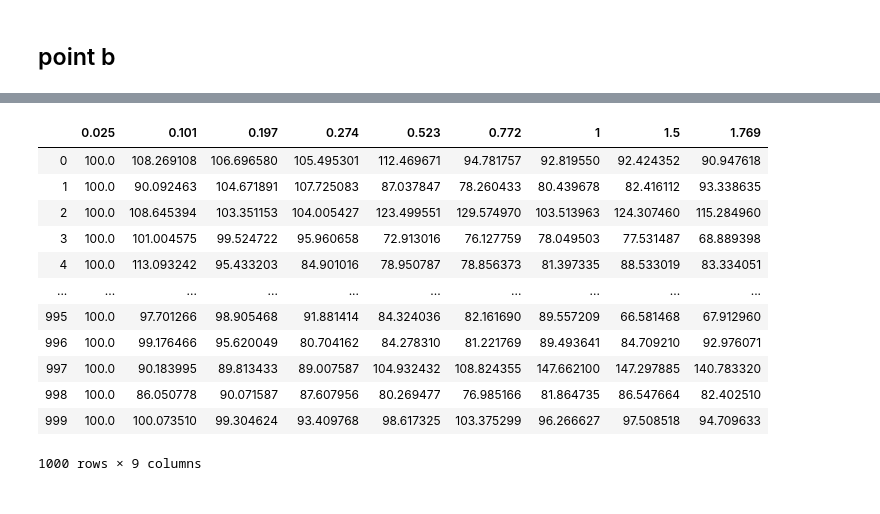
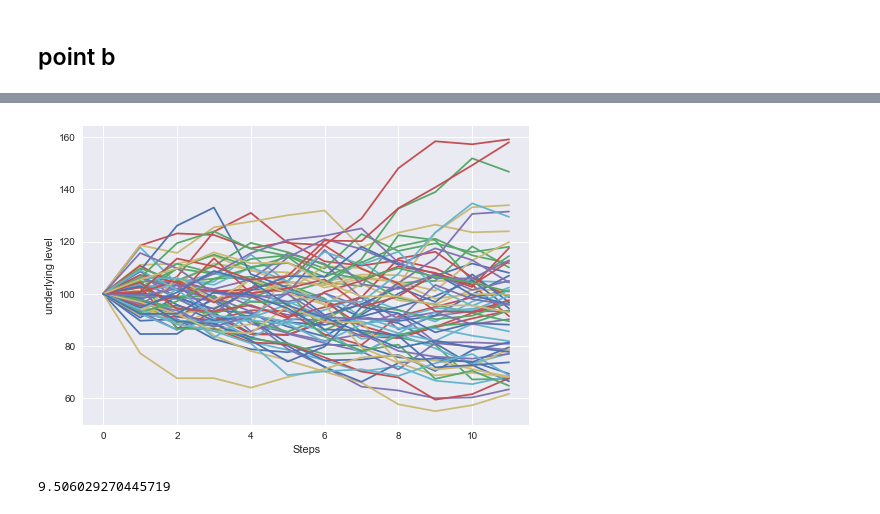
Before and after one commit to anitamezzetti/advanced_derivatives, a Jupyter notebook: problem_set_7/as7.ipynb, the cells around one changed output, grey strips where cells are left out. Cells and saved outputs as stored; diff of their text form; code cells hidden in the pictures.

```diff
--- a/problem_set_7/as7.ipynb
+++ b/problem_set_7/as7.ipynb
@@ -144,31 +113,42 @@ dtype: float64
+# %%
+localvol=localvol.iloc[0:localvol.index.get_loc('1')+1] # consider volatility upto T=1
+# %%
+xp=[float(i) for i in localvol.index]
+d=np.arange(1, 13, 1)/12
+d=d.tolist()
+localvolint=np.interp(d, xp, localvol) #interpolate local volatilities so to have montlhy                                           periods
 # %%
-n2=len(localvol.index)
-S = np.zeros((mcpath,n2))
+n=len(localvolint)
+S = np.zeros((mcpath,n))
 for i in range(0,mcpath):
     t = 0
     W = 0
-    C=np.ones(n2)
-    for j in range(0,n2):
+    C=np.ones(n)
+    j=0
+    dt=d[1]-d[0]
+    for j in range(0,n):
         if j==0:
             C[j]=100
         else:
-            dt=float(localvol.index[j])-float(localvol.index[j-1])
             W = np.random.normal(0,np.sqrt(dt))
-            C[j]=np.exp((r-delta-0.5*localvol[j]**2)*dt+sigma*W)
+            C[j]=np.exp((r-delta-0.5*localvolint[j]**2)*dt+localvolint[j]*W)
         S[i,j] = np.prod(C)
-# %%
-pd.DataFrame(S, columns=vol.columns)
-# %% [output]
-|  | 0.025 | 0.101 | 0.197 | 0.274 | 0.523 | 0.772 | 1 | 1.5 | 1.769 |
-| 0 | 100.0 | 108.269108 | 106.696580 | 105.495301 | 112.469671 | 94.781757 | 92.819550 | 92.424352 | 90.947618 |
-| 1 | 100.0 | 90.092463 | 104.671891 | 107.725083 | 87.037847 | 78.260433 | 80.439678 | 82.416112 | 93.338635 |
-| 2 | 100.0 | 108.645394 | 103.351153 | 104.005427 | 123.499551 | 129.574970 | 103.513963 | 124.307460 | 115.284960 |
-| 3 | 100.0 | 101.004575 | 99.524722 | 95.960658 | 72.913016 | 76.127759 | 78.049503 | 77.531487 | 68.889398 |
-| 4 | 100.0 | 113.093242 | 95.433203 | 84.901016 | 78.950787 | 78.856373 | 81.397335 | 88.533019 | 83.334051 |
-| ... | ... | ... | ... | ... | ... | ... | ... | ... | ... |
-| 995 | 100.0 | 97.701266 | 98.905468 | 91.881414 | 84.324036 | 82.161690 | 89.557209 | 66.581468 | 67.912960 |
-| 996 | 100.0 | 99.176466 | 95.620049 | 80.704162 | 84.278310 | 81.221769 | 89.493641 | 84.709210 | 92.976071 |
-| 997 | 100.0 | 90.183995 | 89.813433 | 89.007587 | 104.932432 | 108.824355 | 147.662100 | 147.297885 | 140.783320 |
-| 998 | 100.0 | 86.050778 | 90.071587 | 87.607956 | 80.269477 | 76.985166 | 81.864735 | 86.547664 | 82.402510 |
-| 999 | 100.0 | 100.073510 | 99.304624 | 93.409768 | 98.617325 | 103.375299 | 96.266627 | 97.508518 | 94.709633 |
-1000 rows × 9 columns
+# %%
+sdf=pd.DataFrame(S)
+A = np.zeros((mcpath,n-1))
+for i in range(1,n):
+    col = sdf.loc[: , 1:i]
+    A[:,i-1] = col.mean(axis=1)
+# %%
+import matplotlib.pyplot as plt
+
+plt.style.use('seaborn')
+
+
+plt.plot(sdf.T.loc[:,0:1000:15])
+plt.grid(True)
+plt.xlabel('Steps')
+plt.ylabel('underlying level')
+plt.show()
+# %% [output]
+[figure, added]
@@ -174,0 +171,5 @@ pd.DataFrame(S, columns=vol.columns)
+# %%
+price = sum(p.T)/mcpath
+price
+# %% [output]
+9.506029270445719
```
Also changed, not shown: parts of 22 cells of this notebook, 1 other file.
